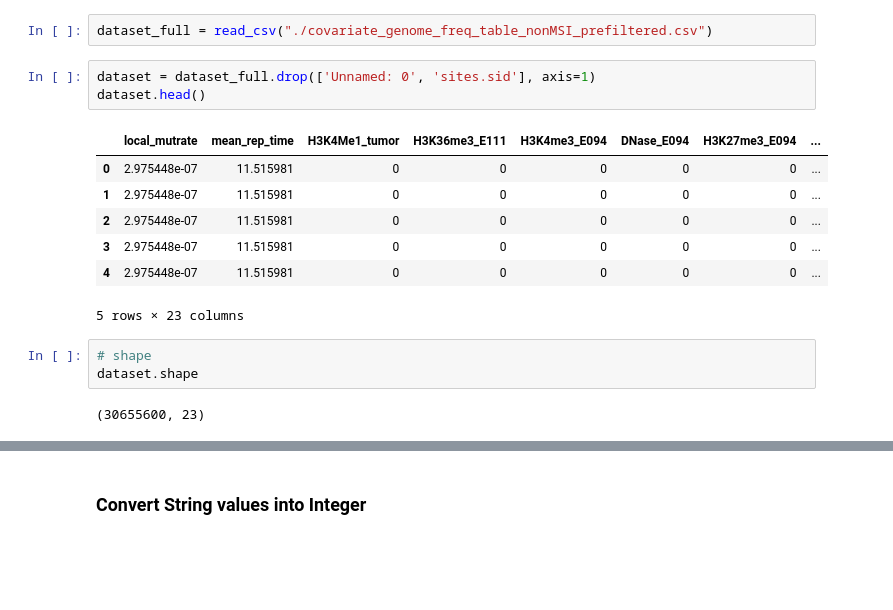
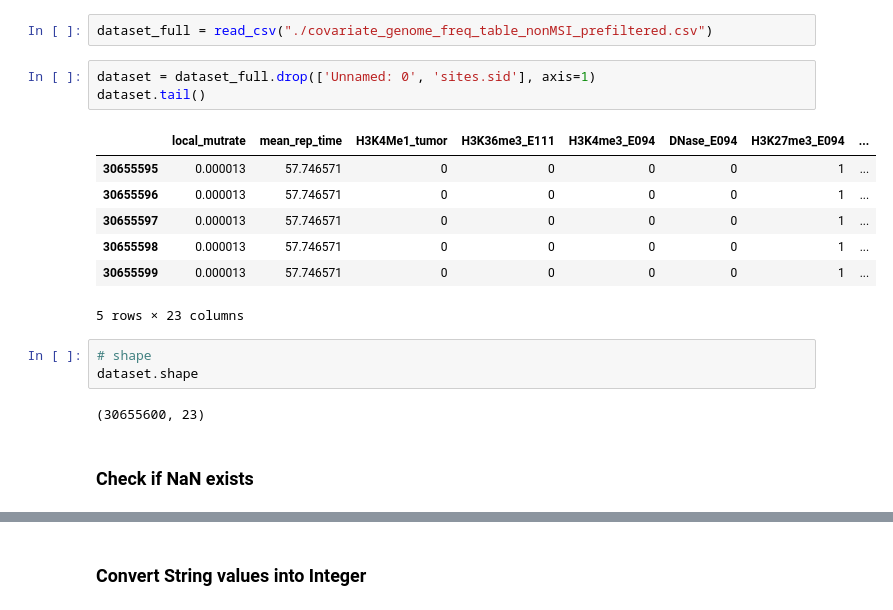
Before and after one commit to niekoloid/gastric_cancer, a Jupyter notebook: gastric_cancer_analysis.ipynb, the cells around one changed output, grey strips where cells are left out. Drawn from its saved outputs; the diff is of its cells as text; blank space fills up the shorter version.

```diff
--- a/gastric_cancer_analysis.ipynb
+++ b/gastric_cancer_analysis.ipynb
@@ -42,17 +43,19 @@ from keras.wrappers.scikit_learn import KerasRegressor
 dataset_full = read_csv("./covariate_genome_freq_table_nonMSI_prefiltered.csv")
 # %%
 dataset = dataset_full.drop(['Unnamed: 0', 'sites.sid'], axis=1)
-dataset.head()
+dataset.tail()
 # %% [output]
 |  | local_mutrate | mean_rep_time | H3K4Me1_tumor | H3K36me3_E111 | H3K4me3_E094 | DNase_E094 | H3K27me3_E094 | ... |
-| 0 | 2.975448e-07 | 11.515981 | 0 | 0 | 0 | 0 | 0 | ... |
-| 1 | 2.975448e-07 | 11.515981 | 0 | 0 | 0 | 0 | 0 | ... |
-| 2 | 2.975448e-07 | 11.515981 | 0 | 0 | 0 | 0 | 0 | ... |
-| 3 | 2.975448e-07 | 11.515981 | 0 | 0 | 0 | 0 | 0 | ... |
-| 4 | 2.975448e-07 | 11.515981 | 0 | 0 | 0 | 0 | 0 | ... |
+| 30655595 | 0.000013 | 57.746571 | 0 | 0 | 0 | 0 | 1 | ... |
+| 30655596 | 0.000013 | 57.746571 | 0 | 0 | 0 | 0 | 1 | ... |
+| 30655597 | 0.000013 | 57.746571 | 0 | 0 | 0 | 0 | 1 | ... |
+| 30655598 | 0.000013 | 57.746571 | 0 | 0 | 0 | 0 | 1 | ... |
+| 30655599 | 0.000013 | 57.746571 | 0 | 0 | 0 | 0 | 1 | ... |
 5 rows × 23 columns
 # %%
 # shape
 dataset.shape
 # %% [output]
 (30655600, 23)
+# %% [markdown]
+### Check if NaN exists
```
Also changed, not shown: parts of 26 cells of this notebook.
